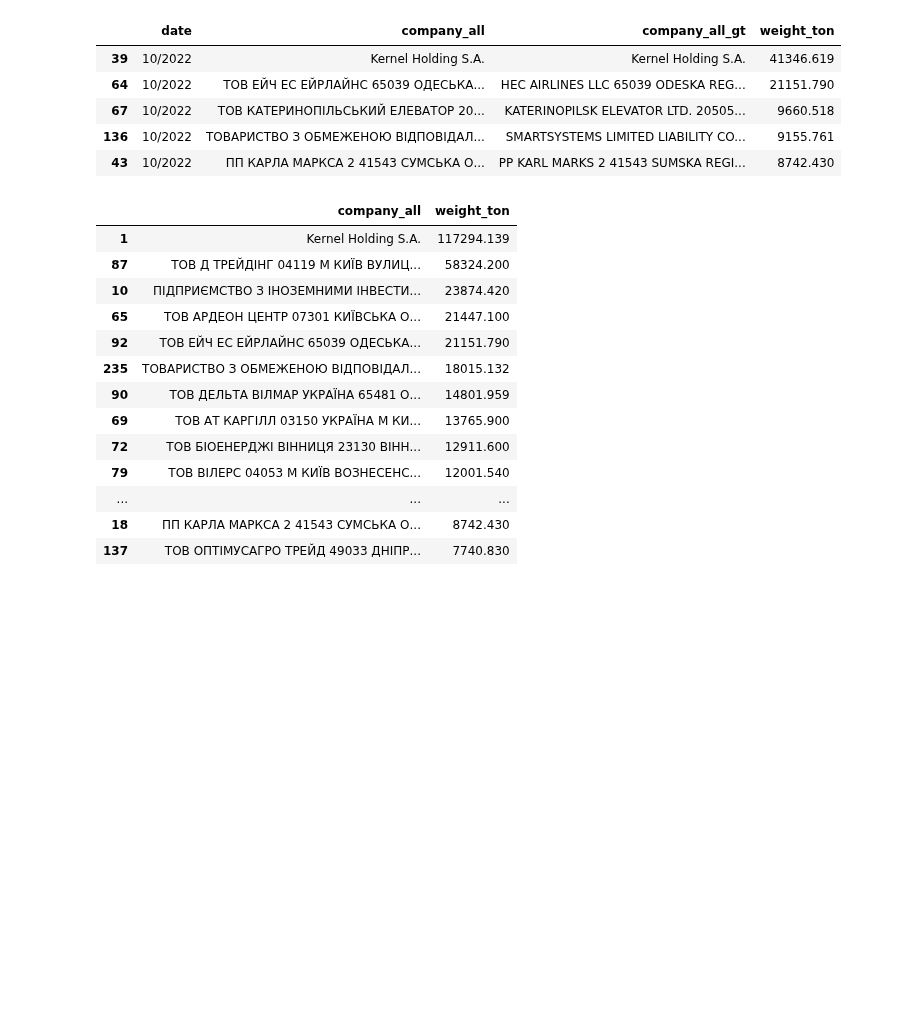
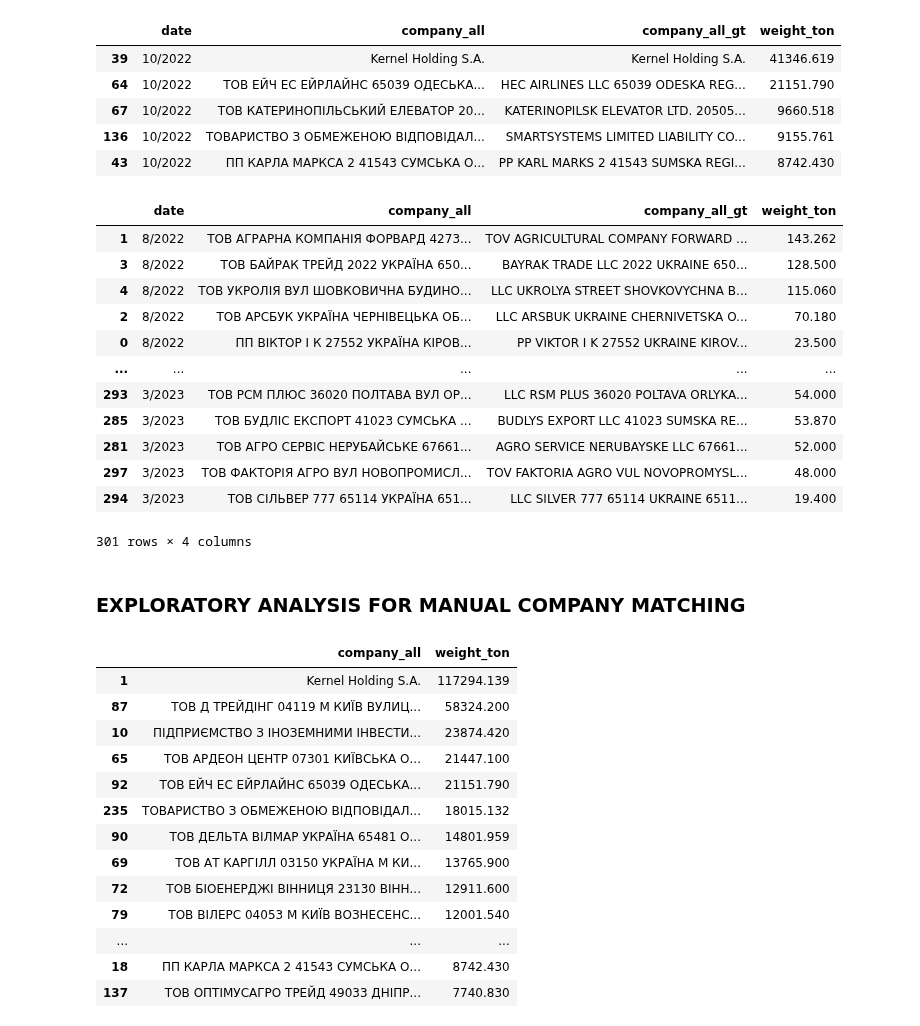
Before and after one commit to uchicago-dsi/oakland-institute-ukraine, a Jupyter notebook: notebooks/exports_oct22.ipynb, the cells around one changed output. Drawn from its saved outputs; the diff is of its cells as text; code cells hidden in the pictures; blank space fills up the shorter version.

Commit message:
Small changes to find matches between IG and Land Matrix manually

```diff
--- a/notebooks/exports_oct22.ipynb
+++ b/notebooks/exports_oct22.ipynb
@@ -493,6 +513,24 @@ ig_all_translate[ig_all_translate["date"] == "10/2022"].head()
 | 67 | 10/2022 | ТОВ КАТЕРИНОПІЛЬСЬКИЙ ЕЛЕВАТОР 20... | KATERINOPILSK ELEVATOR LTD. 20505... | 9660.518 |
 | 136 | 10/2022 | ТОВАРИСТВО З ОБМЕЖЕНОЮ ВІДПОВІДАЛ... | SMARTSYSTEMS LIMITED LIABILITY CO... | 9155.761 |
 | 43 | 10/2022 | ПП КАРЛА МАРКСА 2 41543 СУМСЬКА О... | PP KARL MARKS 2 41543 SUMSKA REGI... | 8742.430 |
+# %%
+ig_all_translate
+# %% [output]
+|  | date | company_all | company_all_gt | weight_ton |
+| 1 | 8/2022 | ТОВ АГРАРНА КОМПАНІЯ ФОРВАРД 4273... | TOV AGRICULTURAL COMPANY FORWARD ... | 143.262 |
+| 3 | 8/2022 | ТОВ БАЙРАК ТРЕЙД 2022 УКРАЇНА 650... | BAYRAK TRADE LLC 2022 UKRAINE 650... | 128.500 |
+| 4 | 8/2022 | ТОВ УКРОЛІЯ ВУЛ ШОВКОВИЧНА БУДИНО... | LLC UKROLYA STREET SHOVKOVYCHNA B... | 115.060 |
+| 2 | 8/2022 | ТОВ АРСБУК УКРАЇНА ЧЕРНІВЕЦЬКА ОБ... | LLC ARSBUK UKRAINE CHERNIVETSKA O... | 70.180 |
+| 0 | 8/2022 | ПП ВІКТОР І К 27552 УКРАЇНА КІРОВ... | PP VIKTOR I K 27552 UKRAINE KIROV... | 23.500 |
+| ... | ... | ... | ... | ... |
+| 293 | 3/2023 | ТОВ РСМ ПЛЮС 36020 ПОЛТАВА ВУЛ ОР... | LLC RSM PLUS 36020 POLTAVA ORLYKA... | 54.000 |
+| 285 | 3/2023 | ТОВ БУДЛІС ЕКСПОРТ 41023 СУМСЬКА ... | BUDLYS EXPORT LLC 41023 SUMSKA RE... | 53.870 |
+| 281 | 3/2023 | ТОВ АГРО СЕРВІС НЕРУБАЙСЬКЕ 67661... | AGRO SERVICE NERUBAYSKE LLC 67661... | 52.000 |
+| 297 | 3/2023 | ТОВ ФАКТОРІЯ АГРО ВУЛ НОВОПРОМИСЛ... | TOV FAKTORIA AGRO VUL NOVOPROMYSL... | 48.000 |
+| 294 | 3/2023 | ТОВ СІЛЬВЕР 777 65114 УКРАЇНА 651... | LLC SILVER 777 65114 UKRAINE 6511... | 19.400 |
+301 rows × 4 columns
+# %% [markdown]
+### EXPLORATORY ANALYSIS FOR MANUAL COMPANY MATCHING
 # %%
 tempo = cargo_grouping(ig_c, ["company_all"], ["weight_ton"], ["weight_ton"], True, {"weight_ton": "sum"})
 tempo.sort_values(by=["weight_ton"], ascending=False)[:20]
```
Also changed, not shown: parts of 5 cells of this notebook.
